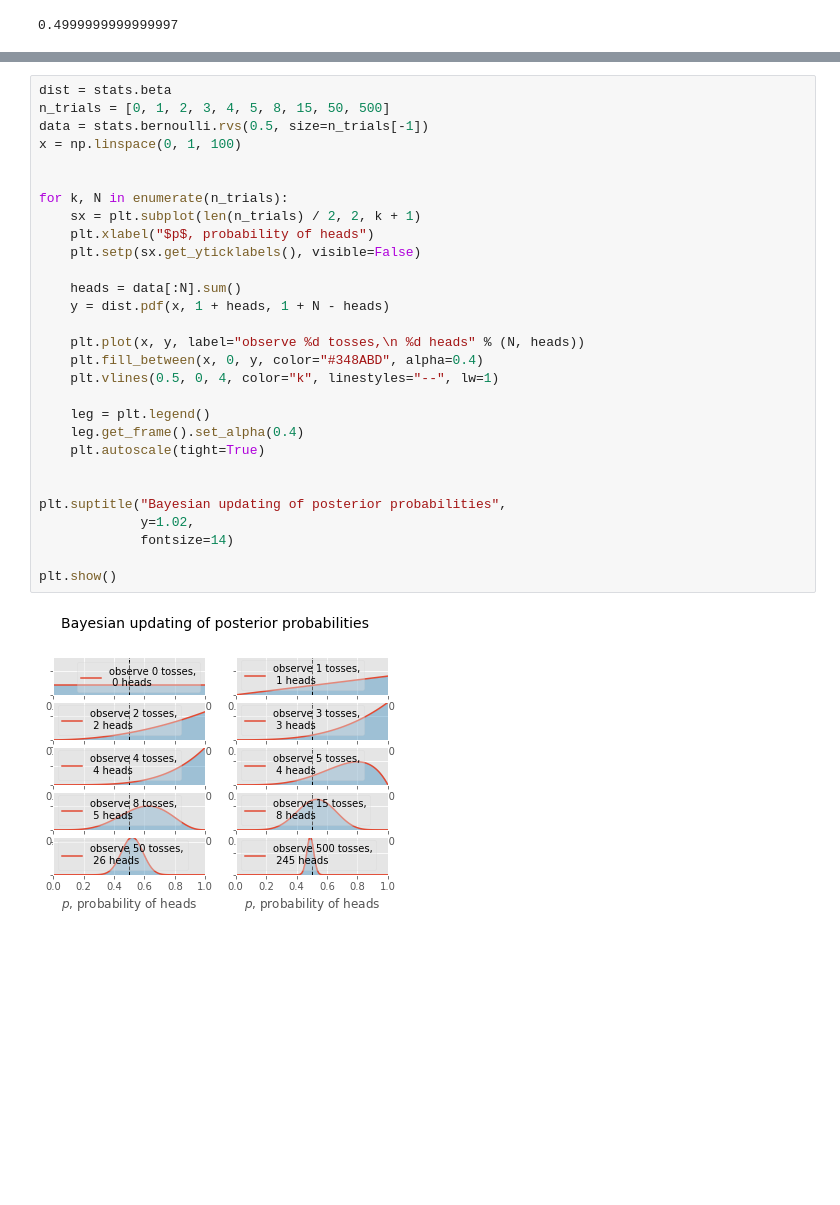
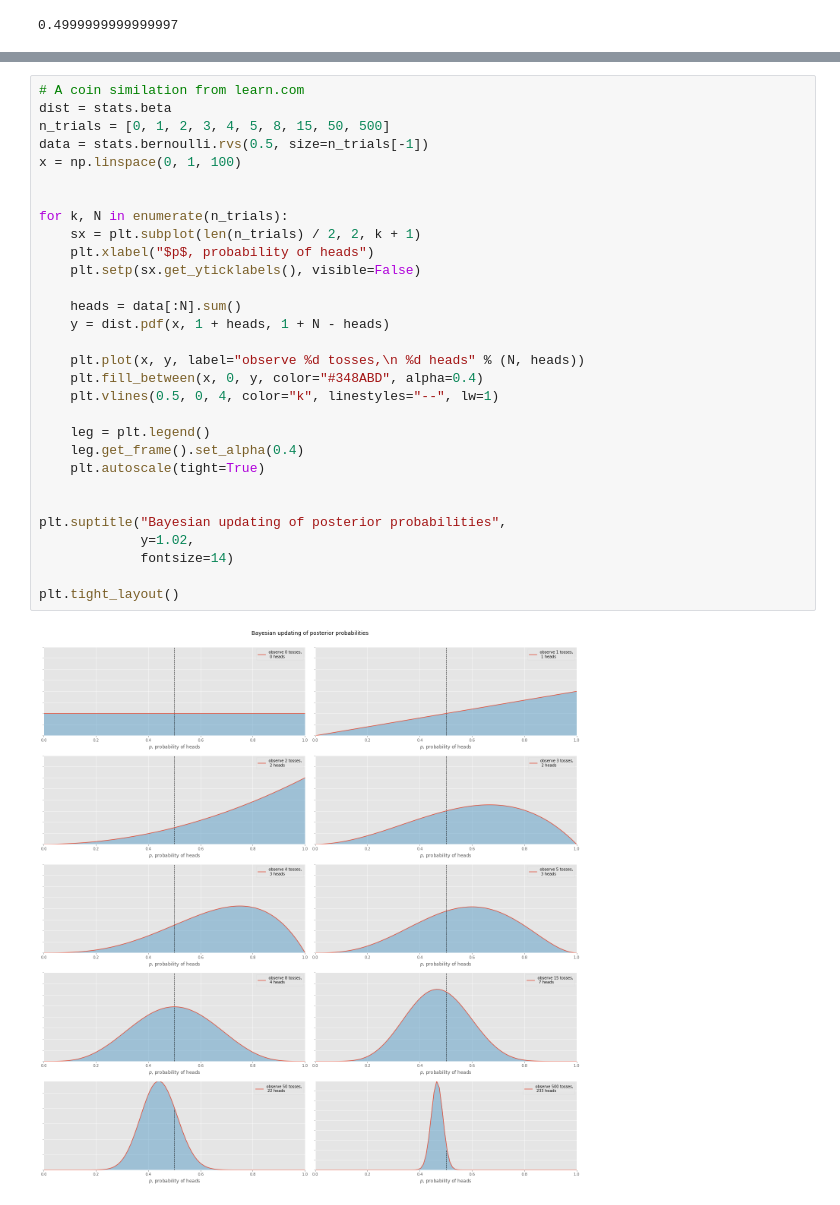
Before and after one commit to amitrani6/nlp-overview, a Jupyter notebook: Bayes’ Theorem.ipynb, the cells around one changed output, grey strips where cells are left out. Saved outputs shown, nothing was run; the diff lists cells and outputs as text; blank space fills up the shorter version.

```diff
--- a/Bayes’ Theorem.ipynb
+++ b/Bayes’ Theorem.ipynb
@@ -49,31 +49,32 @@ figsize(15, 15)
 # %%
+# A coin similation from learn.com
 dist = stats.beta
 n_trials = [0, 1, 2, 3, 4, 5, 8, 15, 50, 500]
 data = stats.bernoulli.rvs(0.5, size=n_trials[-1])
 x = np.linspace(0, 1, 100)
 
 
 for k, N in enumerate(n_trials):
     sx = plt.subplot(len(n_trials) / 2, 2, k + 1)
     plt.xlabel("$p$, probability of heads")
     plt.setp(sx.get_yticklabels(), visible=False)
 
     heads = data[:N].sum()
     y = dist.pdf(x, 1 + heads, 1 + N - heads)
 
     plt.plot(x, y, label="observe %d tosses,\n %d heads" % (N, heads))
     plt.fill_between(x, 0, y, color="#348ABD", alpha=0.4)
     plt.vlines(0.5, 0, 4, color="k", linestyles="--", lw=1)
 
     leg = plt.legend()
     leg.get_frame().set_alpha(0.4)
     plt.autoscale(tight=True)
 
 
 plt.suptitle("Bayesian updating of posterior probabilities",
              y=1.02,
              fontsize=14)
 
-plt.show()
+plt.tight_layout()
 # %% [output]
-[figure, old version]
+[figure, new version]
```
Also changed, not shown: parts of 2 cells of this notebook.
